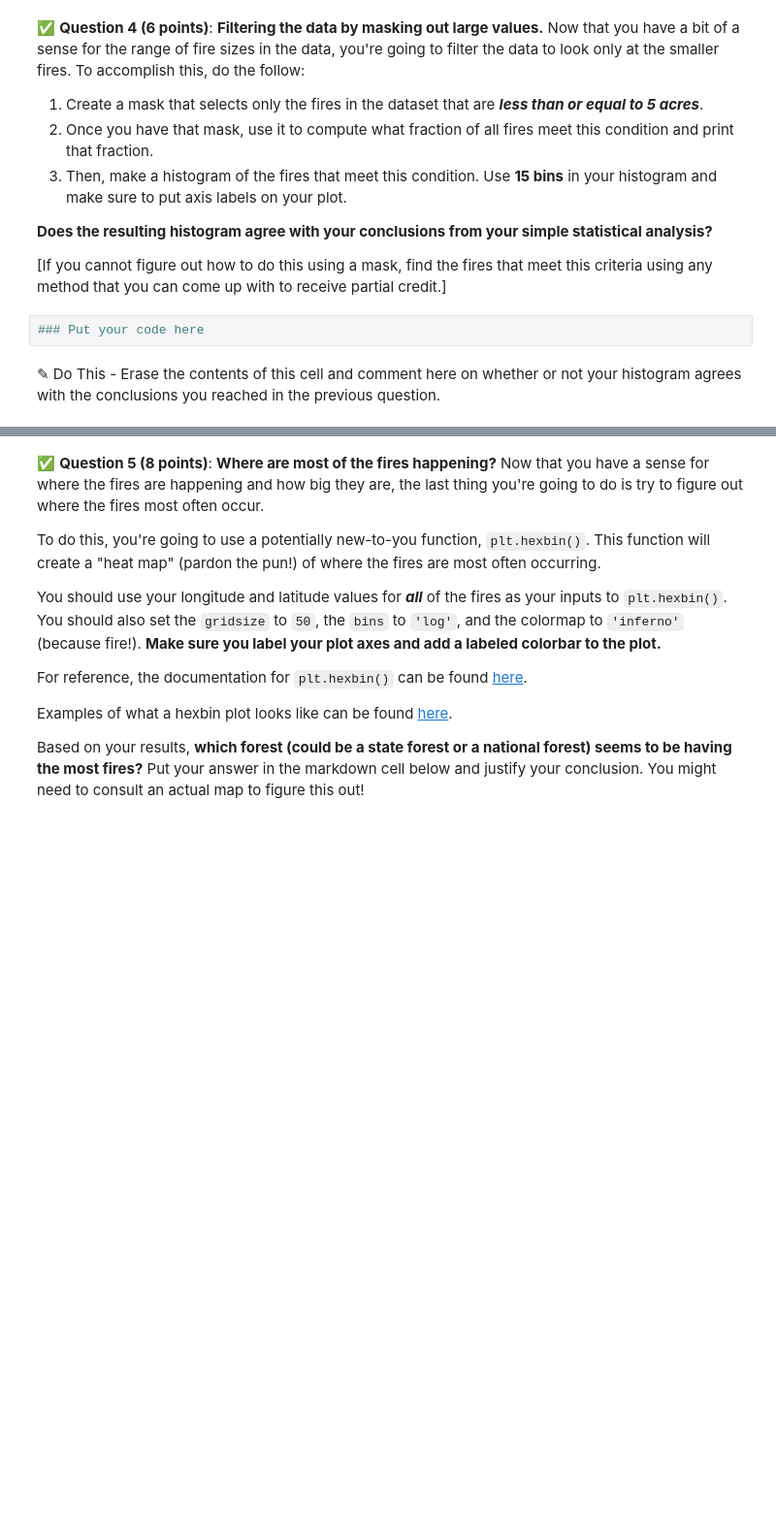
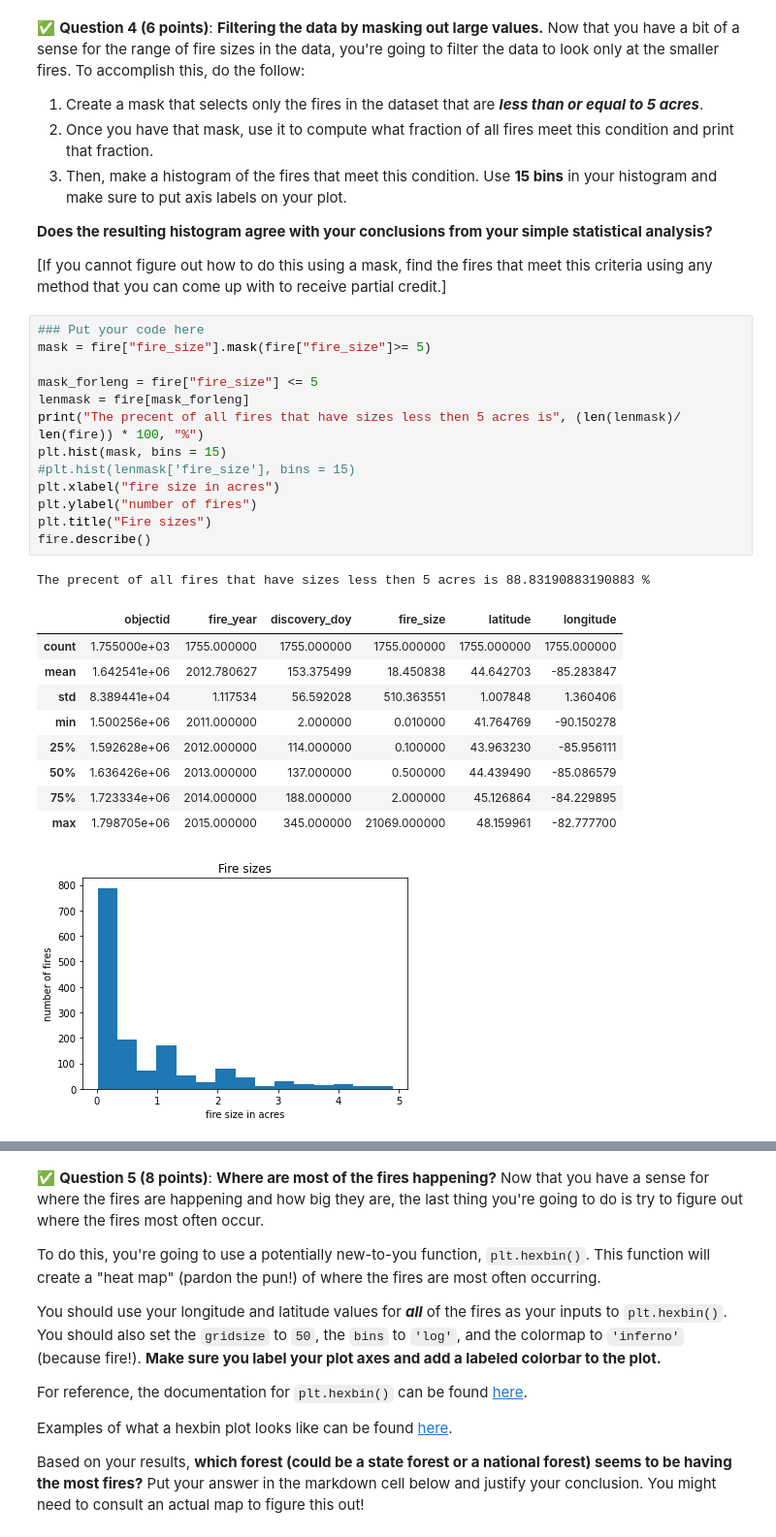
Before and after one commit to hewittso/cmse202-s21-turnin, a Jupyter notebook: hw-02/HW02.ipynb, the cells around one changed output, grey strips where cells are left out. Shown: that part at 97% size. Saved outputs shown, nothing was run; the diff lists cells and outputs as text; blank space fills up the shorter version.

```diff
--- a/hw-02/HW02.ipynb
+++ b/hw-02/HW02.ipynb
@@ -113,7 +138,28 @@ After you compute these values, **comment on what this tells you about the distr
 **Does the resulting histogram agree with your conclusions from your simple statistical analysis?**
 
 [If you cannot figure out how to do this using a mask, find the fires that meet this criteria using any method that you can come up with to receive partial credit.]
-# %%
-### Put your code here
-# %% [markdown]
-<font size=+3>&#9998;</font> Do This - Erase the contents of this cell and comment here on whether or not your histogram agrees with the conclusions you reached in the previous question.
+# %%
+### Put your code here
+mask = fire["fire_size"].mask(fire["fire_size"]>= 5)
+
+mask_forleng = fire["fire_size"] <= 5
+lenmask = fire[mask_forleng]
+print("The precent of all fires that have sizes less then 5 acres is", (len(lenmask)/ len(fire)) * 100, "%")
+plt.hist(mask, bins = 15)
+#plt.hist(lenmask['fire_size'], bins = 15)
+plt.xlabel("fire size in acres")
+plt.ylabel("number of fires")
+plt.title("Fire sizes")
+fire.describe()
+# %% [output]
+The precent of all fires that have sizes less then 5 acres is 88.83190883190883 %
+|  | objectid | fire_year | discovery_doy | fire_size | latitude | longitude |
+| count | 1.755000e+03 | 1755.000000 | 1755.000000 | 1755.000000 | 1755.000000 | 1755.000000 |
+| mean | 1.642541e+06 | 2012.780627 | 153.375499 | 18.450838 | 44.642703 | -85.283847 |
+| std | 8.389441e+04 | 1.117534 | 56.592028 | 510.363551 | 1.007848 | 1.360406 |
+| min | 1.500256e+06 | 2011.000000 | 2.000000 | 0.010000 | 41.764769 | -90.150278 |
+| 25% | 1.592628e+06 | 2012.000000 | 114.000000 | 0.100000 | 43.963230 | -85.956111 |
+| 50% | 1.636426e+06 | 2013.000000 | 137.000000 | 0.500000 | 44.439490 | -85.086579 |
+| 75% | 1.723334e+06 | 2014.000000 | 188.000000 | 2.000000 | 45.126864 | -84.229895 |
+| max | 1.798705e+06 | 2015.000000 | 345.000000 | 21069.000000 | 48.159961 | -82.777700 |
+[figure, added]
```
Also changed, not shown: parts of 14 cells of this notebook.
